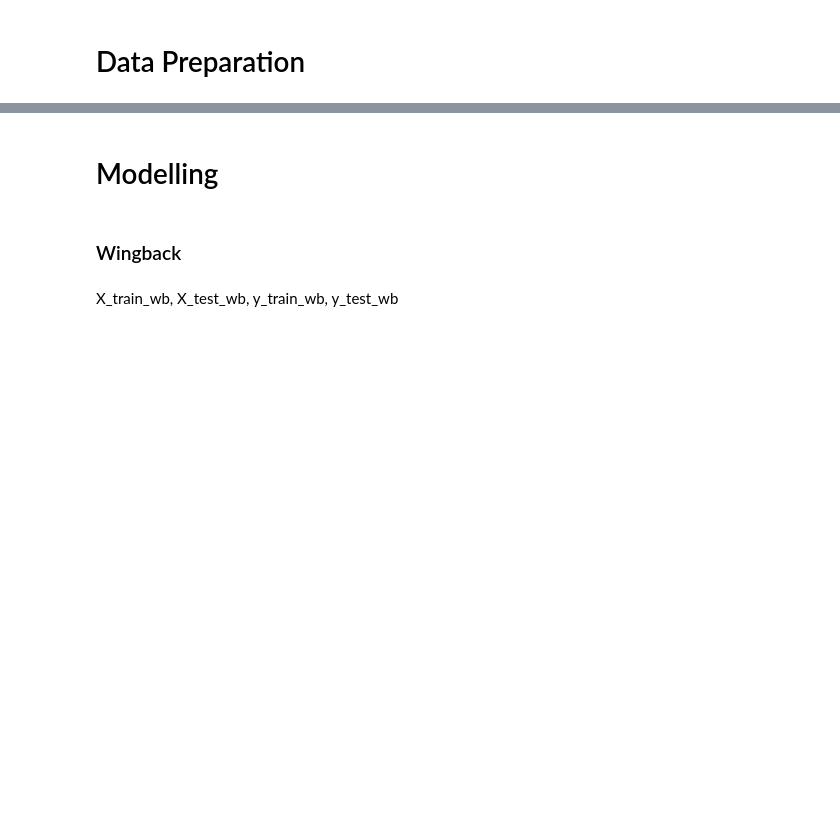
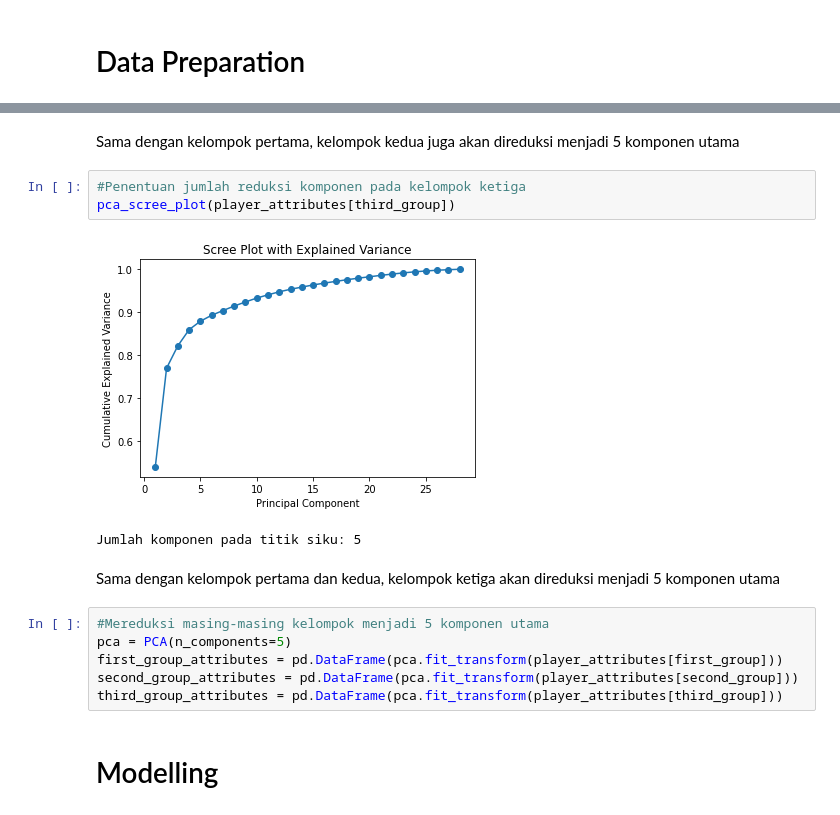
Before and after one commit to Airwangga-Sport-Science/AI-Model, a Jupyter notebook: Modelling/Airwangga Sport Science Fifa 2023.ipynb, the cells around one changed output, grey strips where cells are left out. Cells and saved outputs as stored; diff of their text form; blank space fills up the shorter version.

```diff
--- a/Modelling/Airwangga Sport Science Fifa 2023.ipynb
+++ b/Modelling/Airwangga Sport Science Fifa 2023.ipynb
@@ -493,6 +830,18 @@ X_test_rest = pca_rest.transform(X_test_rest)
+# %% [markdown]
+Sama dengan kelompok pertama, kelompok kedua juga akan direduksi menjadi 5 komponen utama
+# %%
+#Penentuan jumlah reduksi komponen pada kelompok ketiga
+pca_scree_plot(player_attributes[third_group])
+# %% [output]
+[figure, added]
+Jumlah komponen pada titik siku: 5
+# %% [markdown]
+Sama dengan kelompok pertama dan kedua, kelompok ketiga akan direduksi menjadi 5 komponen utama
+# %%
+#Mereduksi masing-masing kelompok menjadi 5 komponen utama
+pca = PCA(n_components=5)
+first_group_attributes = pd.DataFrame(pca.fit_transform(player_attributes[first_group]))
+second_group_attributes = pd.DataFrame(pca.fit_transform(player_attributes[second_group]))
+third_group_attributes = pd.DataFrame(pca.fit_transform(player_attributes[third_group]))
 # %% [markdown]
 # Modelling
-# %% [markdown]
-### Wingback
-# %% [markdown]
-X_train_wb, X_test_wb, y_train_wb, y_test_wb
```
Also changed, not shown: parts of 198 cells of this notebook.
